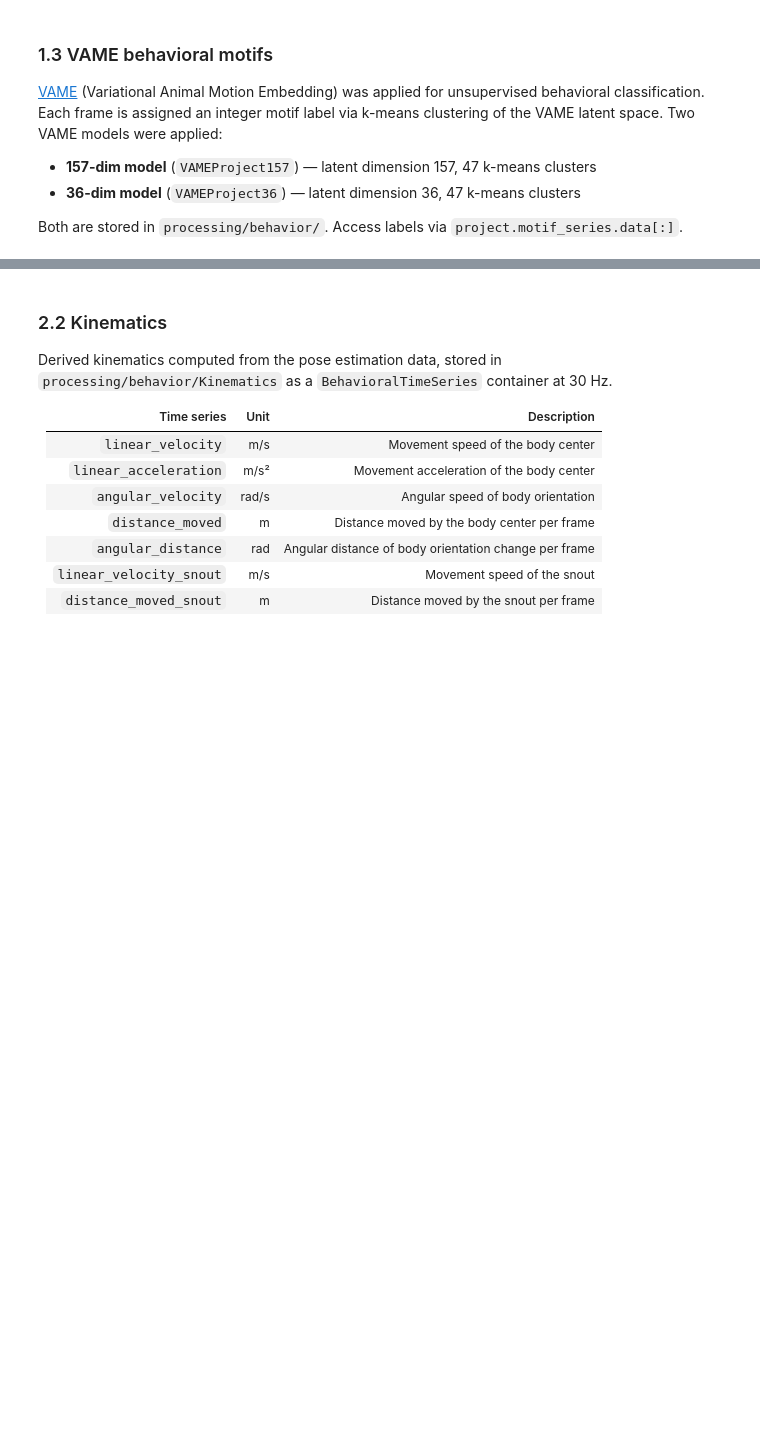
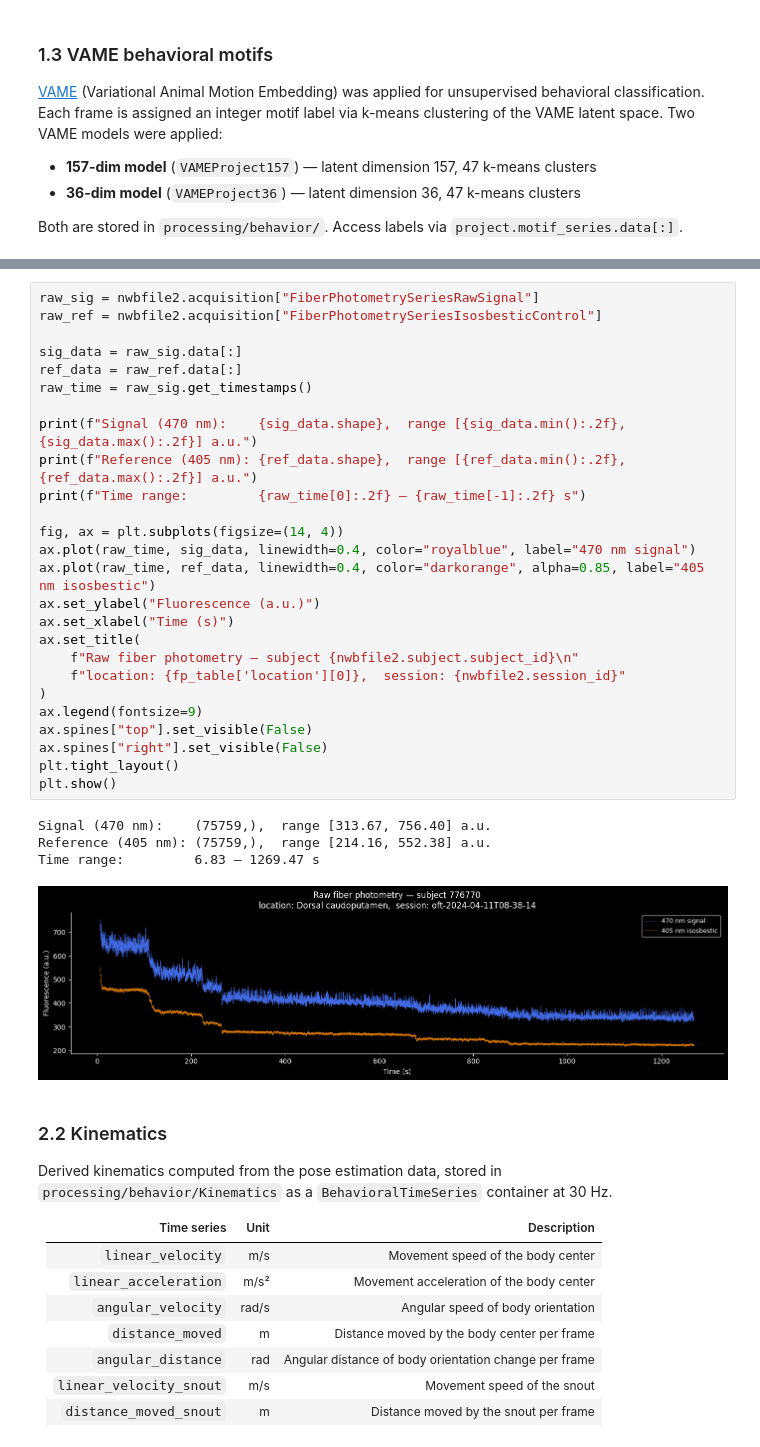
Before and after one commit to catalystneuro/meletis-lab-to-nwb, a Jupyter notebook: src/meletis_lab_to_nwb/tutorials/open_field_test_demo.ipynb, the cells around one changed output, grey strips where cells are left out. Drawn from its saved outputs; the diff is of its cells as text; blank space fills up the shorter version.

```diff
--- a/src/meletis_lab_to_nwb/tutorials/open_field_test_demo.ipynb
+++ b/src/meletis_lab_to_nwb/tutorials/open_field_test_demo.ipynb
@@ -463,3 +312,34 @@ plt.show()
+# %%
+raw_sig = nwbfile2.acquisition["FiberPhotometrySeriesRawSignal"]
+raw_ref = nwbfile2.acquisition["FiberPhotometrySeriesIsosbesticControl"]
+
+sig_data = raw_sig.data[:]
+ref_data = raw_ref.data[:]
+raw_time = raw_sig.get_timestamps()
+
+print(f"Signal (470 nm):    {sig_data.shape},  range [{sig_data.min():.2f}, {sig_data.max():.2f}] a.u.")
+print(f"Reference (405 nm): {ref_data.shape},  range [{ref_data.min():.2f}, {ref_data.max():.2f}] a.u.")
+print(f"Time range:         {raw_time[0]:.2f} – {raw_time[-1]:.2f} s")
+
+fig, ax = plt.subplots(figsize=(14, 4))
+ax.plot(raw_time, sig_data, linewidth=0.4, color="royalblue", label="470 nm signal")
+ax.plot(raw_time, ref_data, linewidth=0.4, color="darkorange", alpha=0.85, label="405 nm isosbestic")
+ax.set_ylabel("Fluorescence (a.u.)")
+ax.set_xlabel("Time (s)")
+ax.set_title(
+    f"Raw fiber photometry — subject {nwbfile2.subject.subject_id}\n"
+    f"location: {fp_table['location'][0]},  session: {nwbfile2.session_id}"
+)
+ax.legend(fontsize=9)
+ax.spines["top"].set_visible(False)
+ax.spines["right"].set_visible(False)
+plt.tight_layout()
+plt.show()
+# %% [output]
+Signal (470 nm):    (75759,),  range [313.67, 756.40] a.u.
+Reference (405 nm): (75759,),  range [214.16, 552.38] a.u.
+Time range:         6.83 – 1269.47 s
+[figure, added]
 # %% [markdown]
 ### 2.2 Kinematics
 
```
Also changed, not shown: parts of 16 cells of this notebook.
